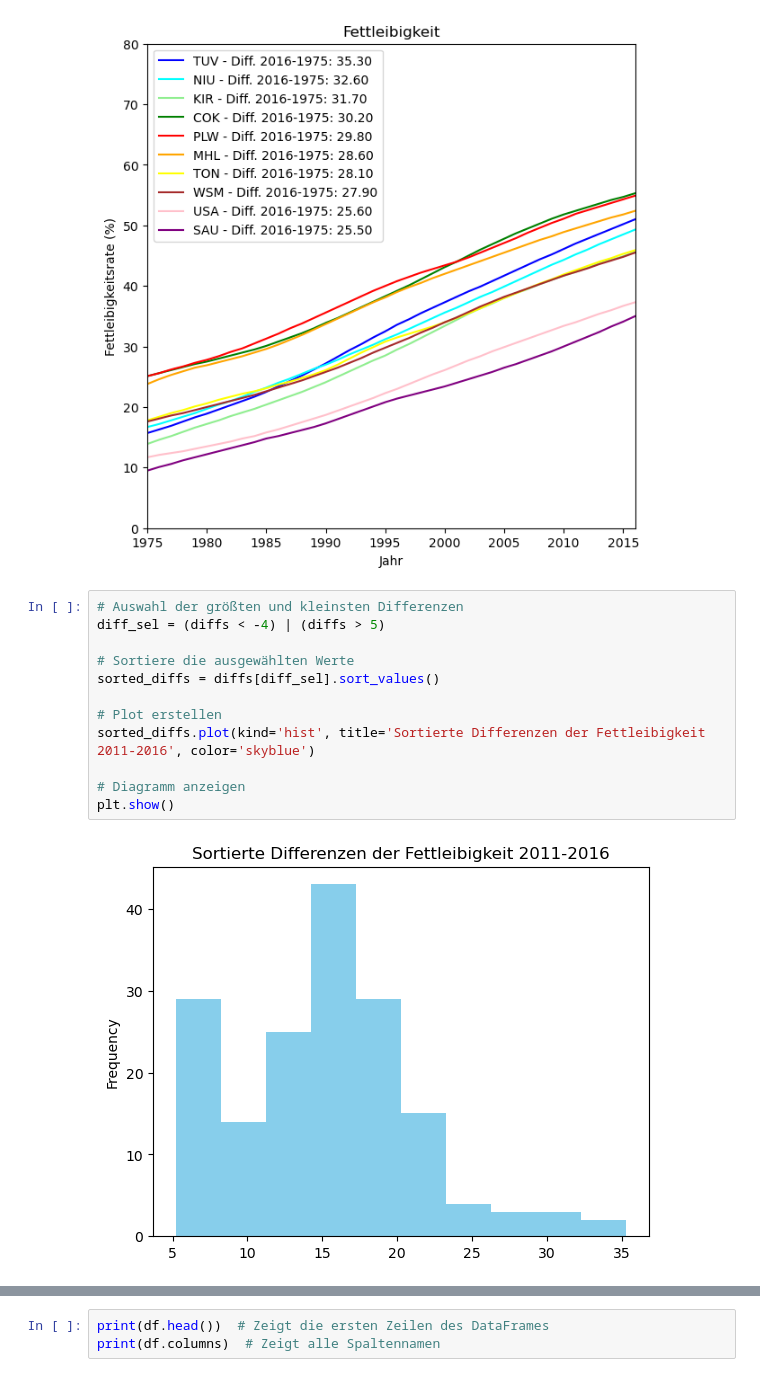
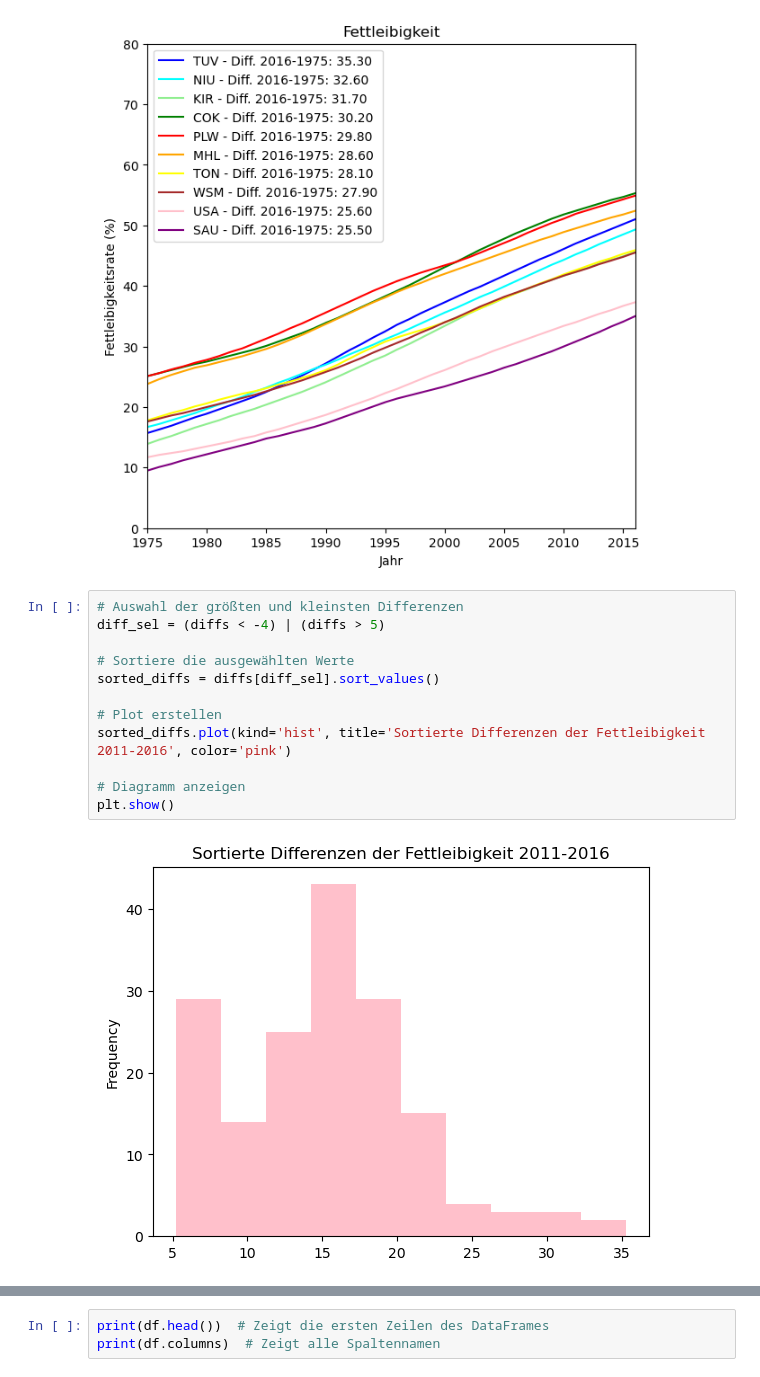
Before and after one commit to simona-cyber/LN-Python, a Jupyter notebook: Grundgerüst_Leistungsnachweis.ipynb, the cells around one changed output, grey strips where cells are left out. Cells and saved outputs as stored; diff of their text form.

```diff
--- a/Grundgerüst_Leistungsnachweis.ipynb
+++ b/Grundgerüst_Leistungsnachweis.ipynb
@@ -456,17 +472,17 @@ for gebiet in Top_10_Gebiete:
 # %%
 # Auswahl der größten und kleinsten Differenzen
 diff_sel = (diffs < -4) | (diffs > 5)
 
 # Sortiere die ausgewählten Werte
 sorted_diffs = diffs[diff_sel].sort_values()
 
 # Plot erstellen
-sorted_diffs.plot(kind='hist', title='Sortierte Differenzen der Fettleibigkeit 2011-2016', color='skyblue')
+sorted_diffs.plot(kind='hist', title='Sortierte Differenzen der Fettleibigkeit 2011-2016', color='pink')
 
 # Diagramm anzeigen
 plt.show()
 # %% [output]
-[figure, old version]
+[figure, new version]
 # %%
 # Auswahl der größten und kleinsten Differenzen
 diff_sel = (diffs < -4) | (diffs > 5)
```
Also changed, not shown: parts of 6 cells of this notebook.
